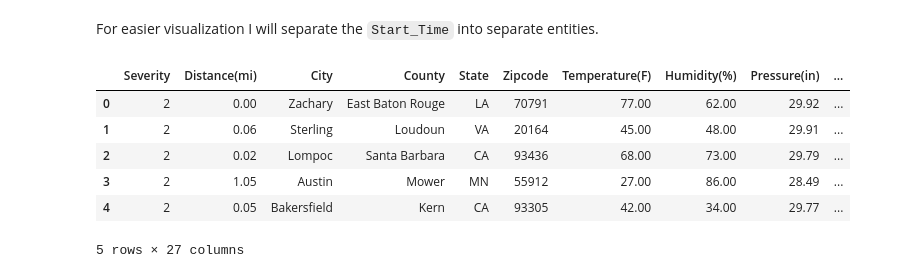
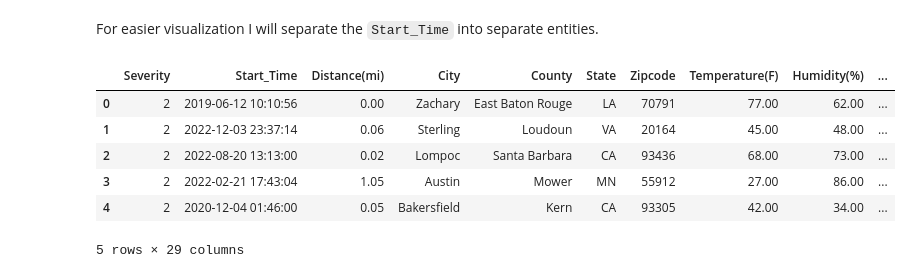
Before and after one commit to sgterrado/Need4Data-Blue-Bumper-Cars, a Jupyter notebook: Need4Data_DataClean.ipynb, the cells around one changed output. Cells and saved outputs as stored; diff of their text form; code cells hidden in the pictures.

Commit message:
Extract Time_Hour and Time_Minute from Start_Time

```diff
--- a/Need4Data_DataClean.ipynb
+++ b/Need4Data_DataClean.ipynb
@@ -565,19 +565,21 @@ dtype: float64
 # %% [markdown]
 For easier visualization I will separate the `Start_Time` into separate entities.
 # %%
-df['Time'] = df['Start_Time'].dt.time
-df['Year'] = df['Start_Time'].dt.year
 df['Month'] = df['Start_Time'].dt.month
 df['Date'] = df['Start_Time'].dt.day
+df['Year'] = df['Start_Time'].dt.year
+df['Time_Hour'] = df['Start_Time'].dt.hour
+df['Time_Minute'] = df['Start_Time'].dt.minute
 
-df = df.drop(columns= 'Start_Time')
+
+#df = df.drop(columns= 'Start_Time')
 
 df.head(5)
 # %% [output]
-|  | Severity | Distance(mi) | City | County | State | Zipcode | Temperature(F) | Humidity(%) | Pressure(in) | ... |
-| 0 | 2 | 0.00 | Zachary | East Baton Rouge | LA | 70791 | 77.00 | 62.00 | 29.92 | ... |
-| 1 | 2 | 0.06 | Sterling | Loudoun | VA | 20164 | 45.00 | 48.00 | 29.91 | ... |
-| 2 | 2 | 0.02 | Lompoc | Santa Barbara | CA | 93436 | 68.00 | 73.00 | 29.79 | ... |
-| 3 | 2 | 1.05 | Austin | Mower | MN | 55912 | 27.00 | 86.00 | 28.49 | ... |
-| 4 | 2 | 0.05 | Bakersfield | Kern | CA | 93305 | 42.00 | 34.00 | 29.77 | ... |
+|  | Severity | Start_Time | Distance(mi) | City | County | State | Zipcode | Temperature(F) | Humidity(%) | ... |
+| 0 | 2 | 2019-06-12 10:10:56 | 0.00 | Zachary | East Baton Rouge | LA | 70791 | 77.00 | 62.00 | ... |
+| 1 | 2 | 2022-12-03 23:37:14 | 0.06 | Sterling | Loudoun | VA | 20164 | 45.00 | 48.00 | ... |
+| 2 | 2 | 2022-08-20 13:13:00 | 0.02 | Lompoc | Santa Barbara | CA | 93436 | 68.00 | 73.00 | ... |
+| 3 | 2 | 2022-02-21 17:43:04 | 1.05 | Austin | Mower | MN | 55912 | 27.00 | 86.00 | ... |
+| 4 | 2 | 2020-12-04 01:46:00 | 0.05 | Bakersfield | Kern | CA | 93305 | 42.00 | 34.00 | ... |
-5 rows × 27 columns
+5 rows × 29 columns
```
